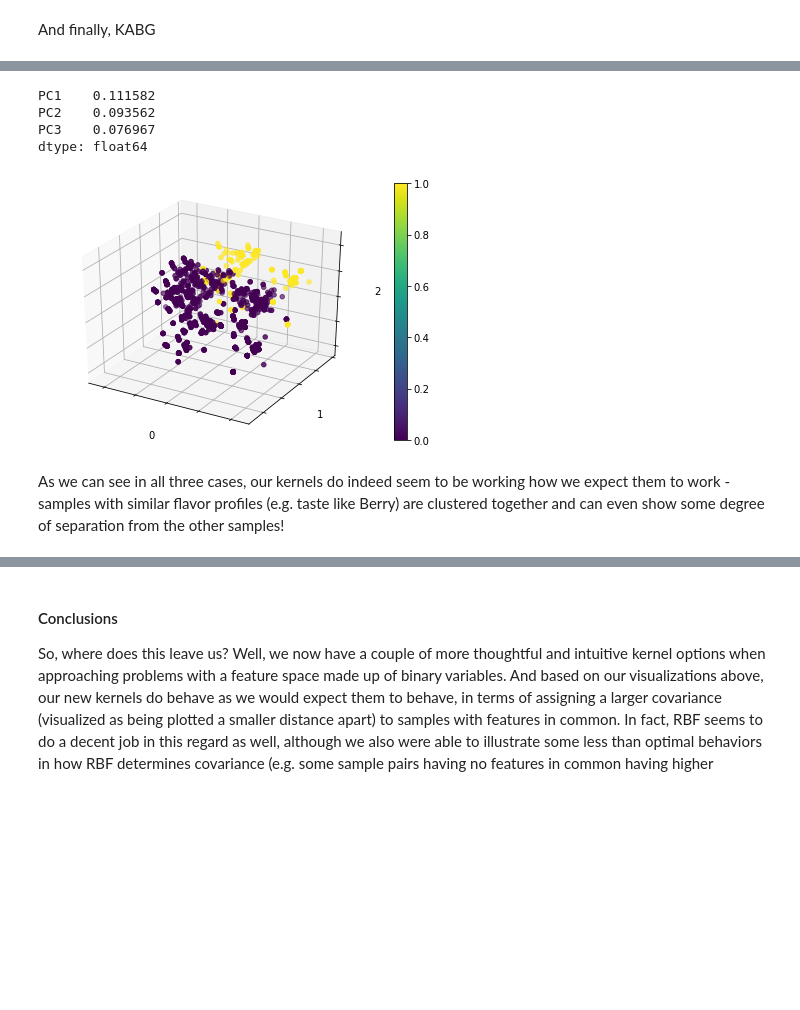
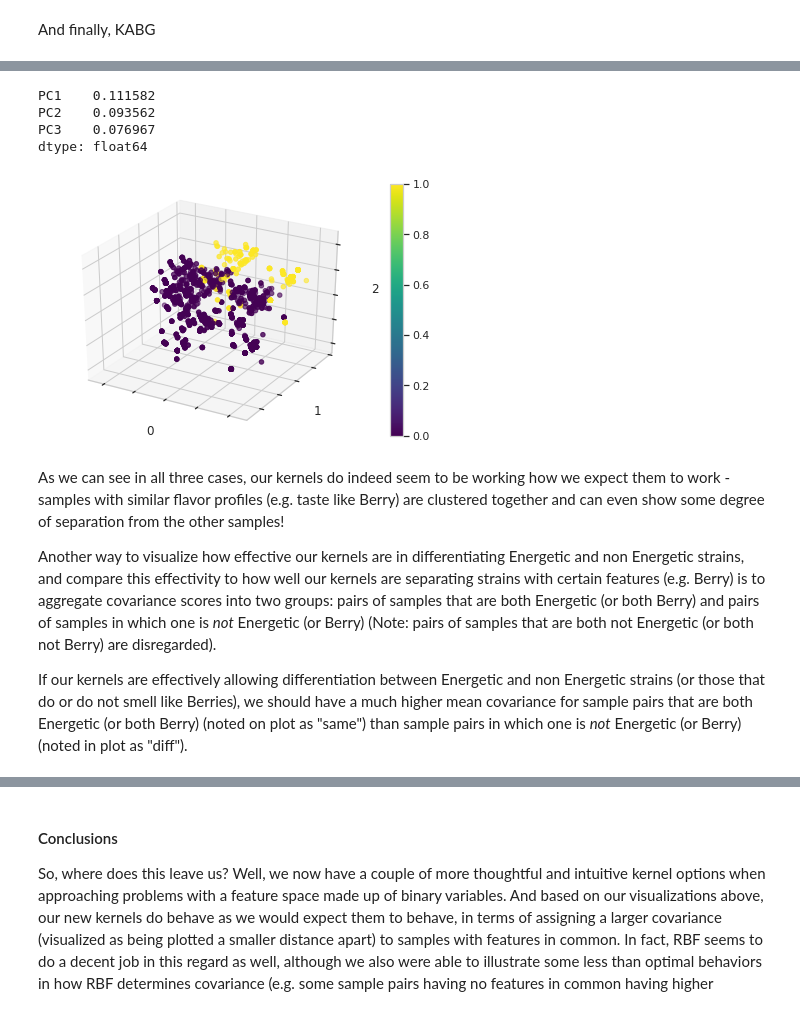
Before and after one commit to c-leber/Predicting-Cannabis-Effects-via-Smell, a Jupyter notebook: 1.1_Kernel_Building_for_Binary_Data.ipynb, the cells around one changed output, grey strips where cells are left out. Saved outputs shown, nothing was run; the diff lists cells and outputs as text; code cells hidden in the pictures; blank space fills up the shorter version.

```diff
--- a/1.1_Kernel_Building_for_Binary_Data.ipynb
+++ b/1.1_Kernel_Building_for_Binary_Data.ipynb
@@ -930,15 +832,19 @@ tensor([[0.0000, 0.9712, 0.5563,  ..., 0.8263, 0.8387, 0.9705],
 # %%
 d = d.detach().numpy()
 labels = feats_train.reset_index()
 labels.index = [str(i) for i in labels.index]
 plot = skbio.stats.ordination.pcoa(d)
 print(plot.proportion_explained[['PC1', 'PC2', 'PC3']])
-plot = plot.plot(df=labels, column='feature_Berry')
+plot = plot.plot(df=labels, column='feature_Berry', cmap = 'viridis')
 # %% [output]
 PC1    0.111582
 PC2    0.093562
 PC3    0.076967
 dtype: float64
-[figure, old version]
+[figure, new version]
-# %% [markdown]
-As we can see in all three cases, our kernels do indeed seem to be working how we expect them to work - samples with similar flavor profiles (e.g. taste like Berry) are clustered together and can even show some degree of separation from the other samples!
+# %% [markdown]
+As we can see in all three cases, our kernels do indeed seem to be working how we expect them to work - samples with similar flavor profiles (e.g. taste like Berry) are clustered together and can even show some degree of separation from the other samples!
+
+Another way to visualize how effective our kernels are in differentiating Energetic and non Energetic strains, and compare this effectivity to how well our kernels are separating strains with certain features (e.g. Berry) is to aggregate covariance scores into two groups: pairs of samples that are both Energetic (or both Berry) and pairs of samples in which one is *not* Energetic (or Berry) (Note: pairs of samples that are both not Energetic (or both not Berry) are disregarded).
+
+If our kernels are effectively allowing differentiation between Energetic and non Energetic strains (or those that do or do not smell like Berries), we should have a much higher mean covariance for sample pairs that are both Energetic (or both Berry) (noted on plot as "same") than sample pairs in which one is *not* Energetic (or Berry) (noted in plot as "diff").
```
Also changed, not shown: parts of 44 cells of this notebook, 1 other file.
